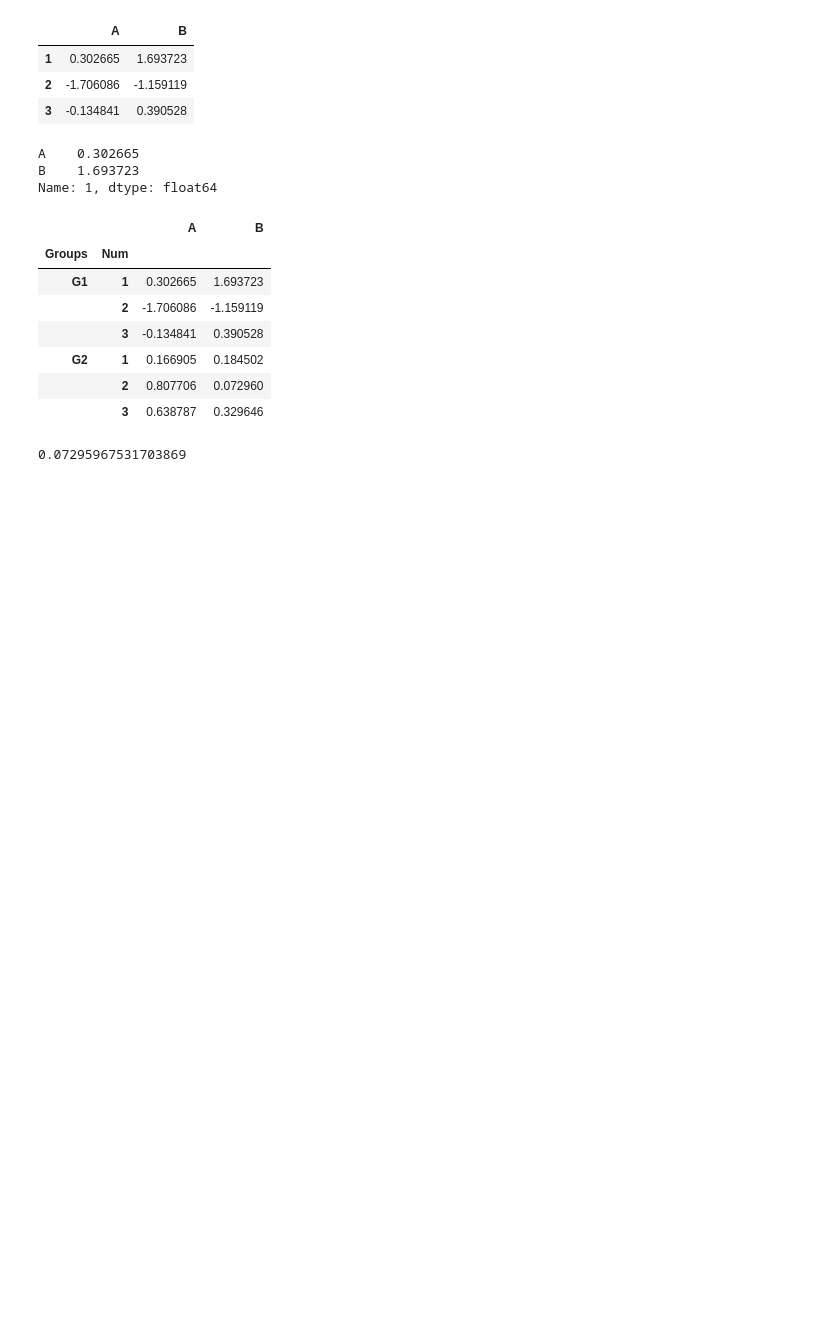
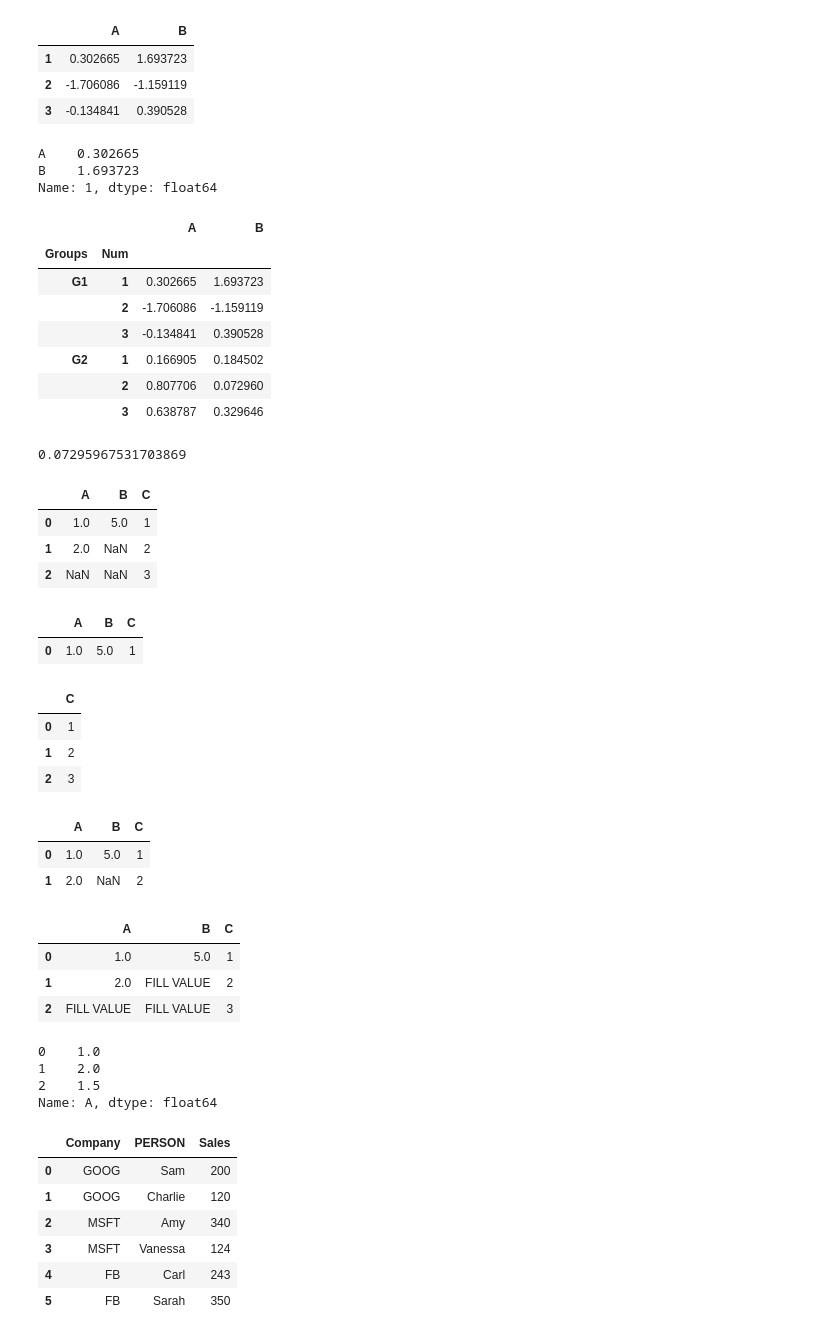
Before and after one commit to P0ndering-S1gma/Fundamentals-in-Python-DataAnalysis-and-ML, a Jupyter notebook: Numpy_Pandas_refresh.ipynb, the cells around one changed output. Saved outputs shown, nothing was run; the diff lists cells and outputs as text; code cells hidden in the pictures; blank space fills up the shorter version.

```diff
--- a/Numpy_Pandas_refresh.ipynb
+++ b/Numpy_Pandas_refresh.ipynb
@@ -571,0 +578,46 @@ df.loc['G2'].loc[2]['B']
+# %%
+df = pd.DataFrame(d)
+df
+# %% [output]
+|  | A | B | C |
+| 0 | 1.0 | 5.0 | 1 |
+| 1 | 2.0 | NaN | 2 |
+| 2 | NaN | NaN | 3 |
+# %%
+#dropping any rows which contain a null value
+df.dropna()
+# %% [output]
+|  | A | B | C |
+| 0 | 1.0 | 5.0 | 1 |
+# %%
+#Doing the same but within the columns
+
+df.dropna(axis=1)
+# %% [output]
+|  | C |
+| 0 | 1 |
+| 1 | 2 |
+| 2 | 3 |
+# %%
+df.dropna(thresh=2)
+# %% [output]
+|  | A | B | C |
+| 0 | 1.0 | 5.0 | 1 |
+| 1 | 2.0 | NaN | 2 |
+# %%
+# Now looking at replacing or 'filling' the null values with something else
+
+df.fillna(value='FILL VALUE')
+# %% [output]
+|  | A | B | C |
+| 0 | 1.0 | 5.0 | 1 |
+| 1 | 2.0 | FILL VALUE | 2 |
+| 2 | FILL VALUE | FILL VALUE | 3 |
+# %%
+# A common thing is to fill null values with the mean of its row, but of course this depends on necessity.
+df['A'].fillna(value=df['A'].mean())
+# %% [output]
+0    1.0
+1    2.0
+2    1.5
+Name: A, dtype: float64
@@ -571,0 +626,15 @@ df.loc['G2'].loc[2]['B']
+# %%
+data = {'Company':['GOOG','GOOG','MSFT','MSFT','FB','FB'],
+        'PERSON':['Sam','Charlie','Amy','Vanessa','Carl','Sarah'],
+        'Sales':[200,120,340,124,243,350]}
+# %%
+df = pd.DataFrame(data)
+df
+# %% [output]
+|  | Company | PERSON | Sales |
+| 0 | GOOG | Sam | 200 |
+| 1 | GOOG | Charlie | 120 |
+| 2 | MSFT | Amy | 340 |
+| 3 | MSFT | Vanessa | 124 |
+| 4 | FB | Carl | 243 |
+| 5 | FB | Sarah | 350 |
```
Also changed, not shown: parts of 4 cells of this notebook.
